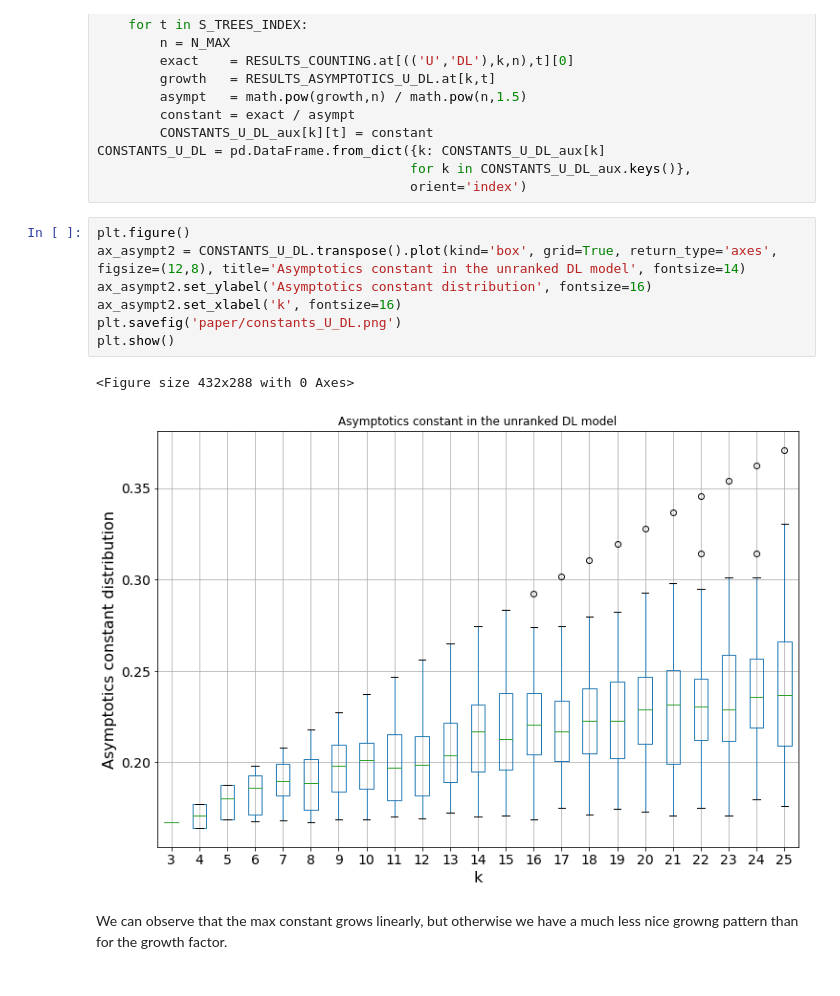
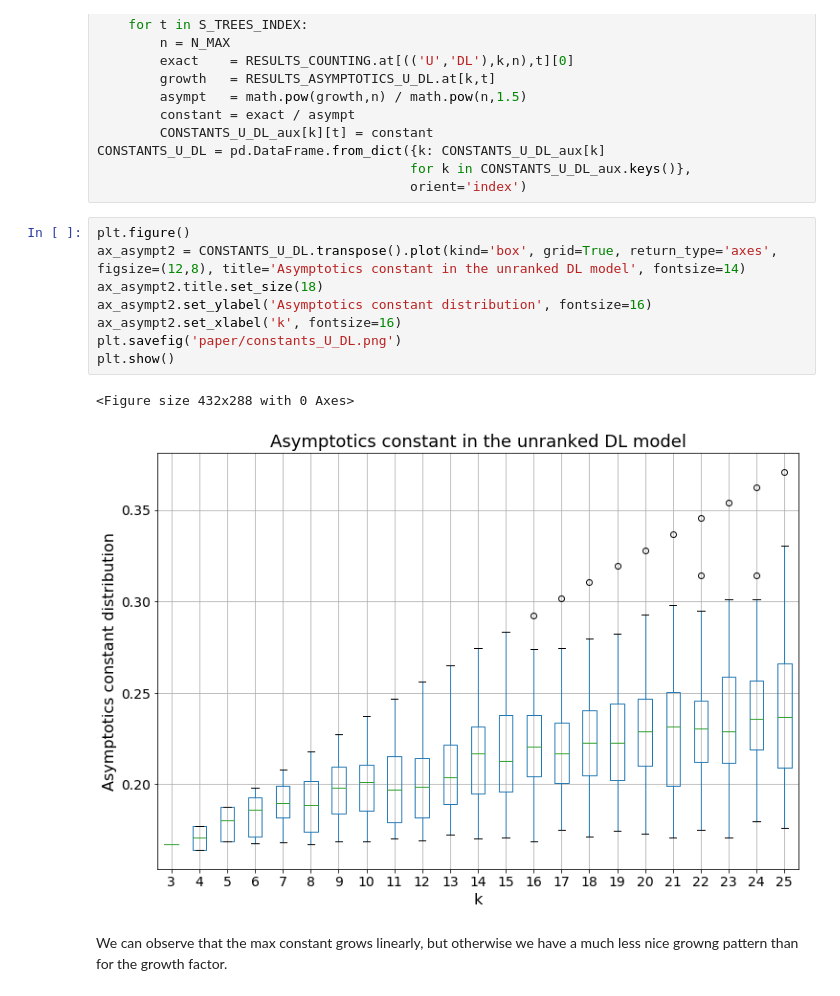
Before and after one commit to cchauve/DLT-Histories, a Jupyter notebook: doc/notebooks/Paper_figures.ipynb, the cells around one changed output. Cells and saved outputs as stored; diff of their text form.

```diff
--- a/doc/notebooks/Paper_figures.ipynb
+++ b/doc/notebooks/Paper_figures.ipynb
@@ -180,13 +158,14 @@ CONSTANTS_U_DL = pd.DataFrame.from_dict({k: CONSTANTS_U_DL_aux[k]
 # %%
 plt.figure()
 ax_asympt2 = CONSTANTS_U_DL.transpose().plot(kind='box', grid=True, return_type='axes', figsize=(12,8), title='Asymptotics constant in the unranked DL model', fontsize=14)
+ax_asympt2.title.set_size(18)
 ax_asympt2.set_ylabel('Asymptotics constant distribution', fontsize=16)
 ax_asympt2.set_xlabel('k', fontsize=16)
 plt.savefig('paper/constants_U_DL.png')
 plt.show()
 # %% [output]
 <Figure size 432x288 with 0 Axes>
-[figure, old version]
+[figure, new version]
 # %% [markdown]
 We can observe that the max constant grows linearly, but otherwise we have a much less nice growng pattern than for the growth factor.
 # %% [markdown]
```
Also changed, not shown: parts of 8 cells of this notebook.
